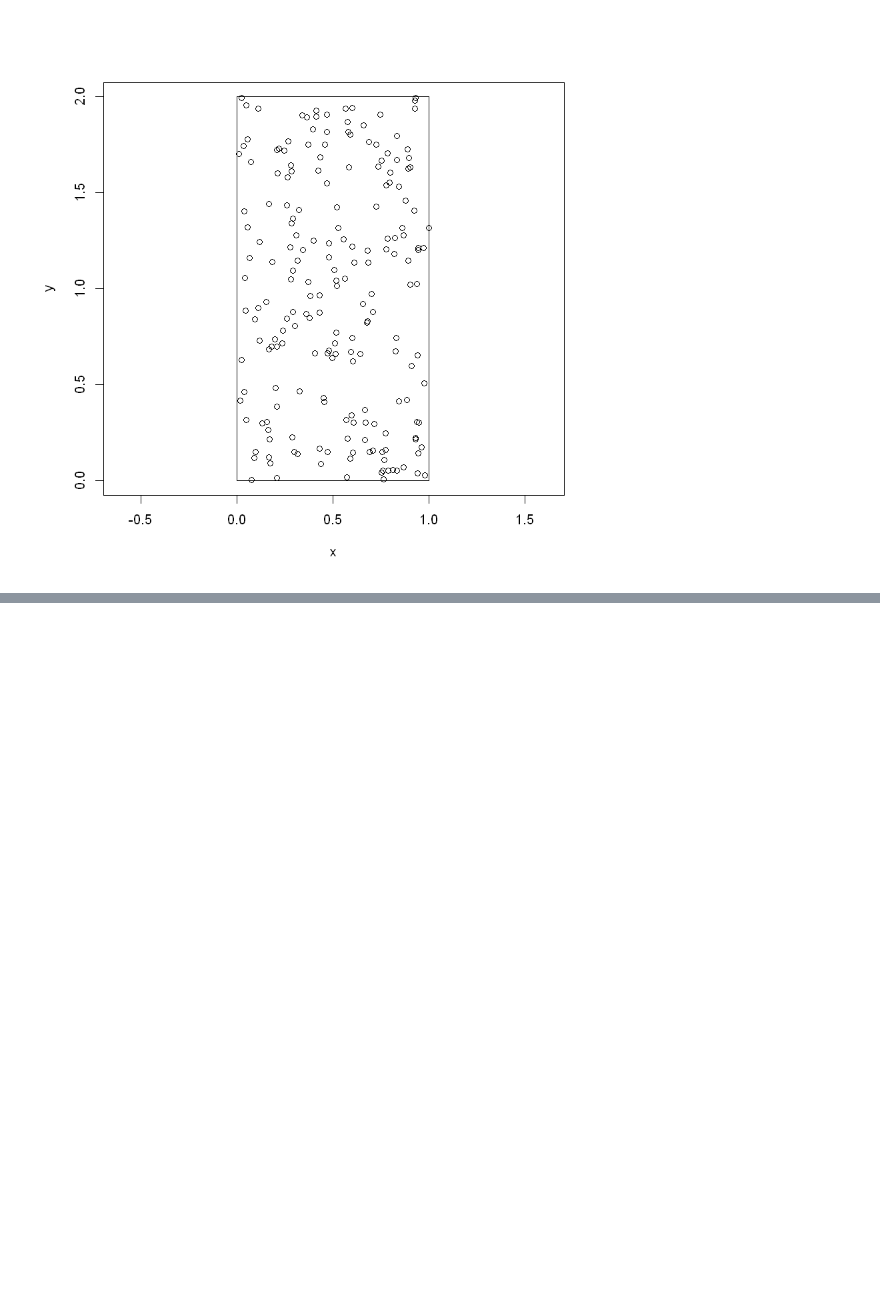
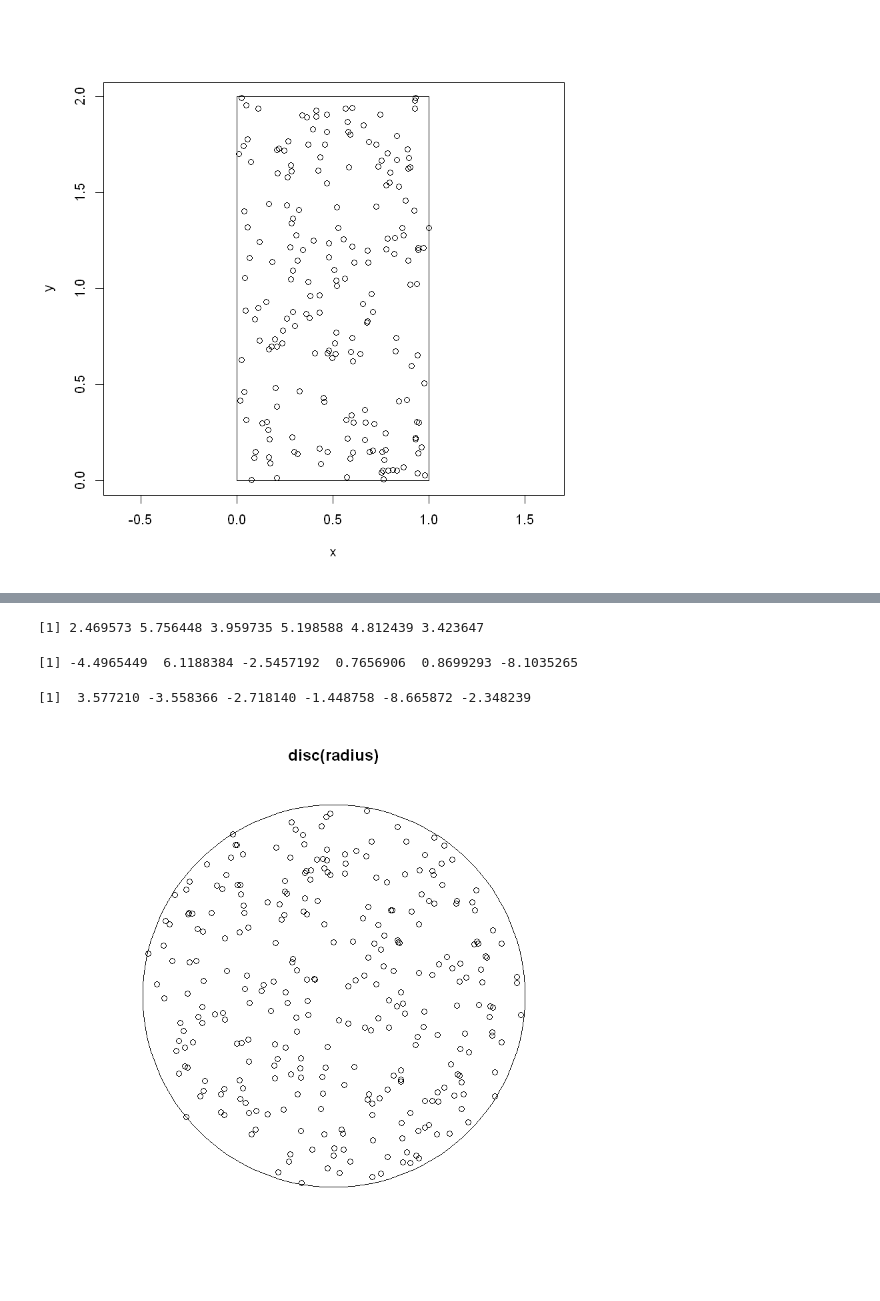
Before and after one commit to iamjz/R-Data, a Jupyter notebook: SpatialStatisticsBasics.ipynb, the cells around one changed output, grey strips where cells are left out. Saved outputs shown, nothing was run; the diff lists cells and outputs as text; code cells hidden in the pictures; blank space fills up the shorter version.

```diff
--- a/SpatialStatisticsBasics.ipynb
+++ b/SpatialStatisticsBasics.ipynb
@@ -45,0 +67,2 @@ mapxy(1) # aspect ratio = 1
+# %%
+rSquared <- runif(n_points, 0, radius^2)
@@ -45,0 +73,23 @@ mapxy(1) # aspect ratio = 1
+# %%
+angle <- runif(n_points, 0, 2*pi)
+# %%
+head(angle)
+# %% [output]
+[1] 2.469573 5.756448 3.959735 5.198588 4.812439 3.423647
+# %%
+x <- sqrt(rSquared) * cos(angle)
+# %%
+head(x)
+# %% [output]
+[1] -4.4965449  6.1188384 -2.5457192  0.7656906  0.8699293 -8.1035265
+# %%
+y <- sqrt(rSquared) * sin(angle)
+# %%
+head(y)
+# %% [output]
+[1]  3.577210 -3.558366 -2.718140 -1.448758 -8.665872 -2.348239
+# %%
+plot(disc(radius))
+points(x, y)
+# %% [output]
+[figure, added]
```
Also changed, not shown: parts of 5 cells of this notebook.
